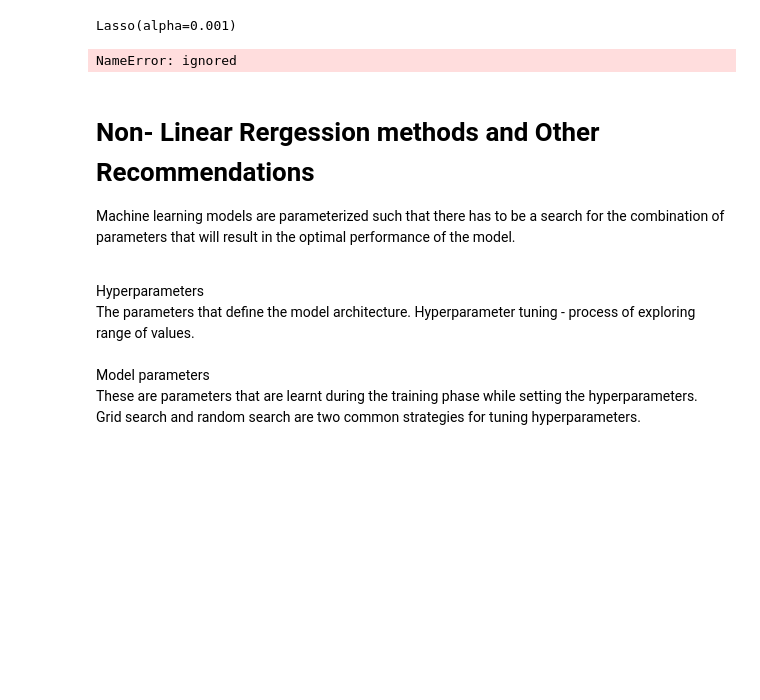
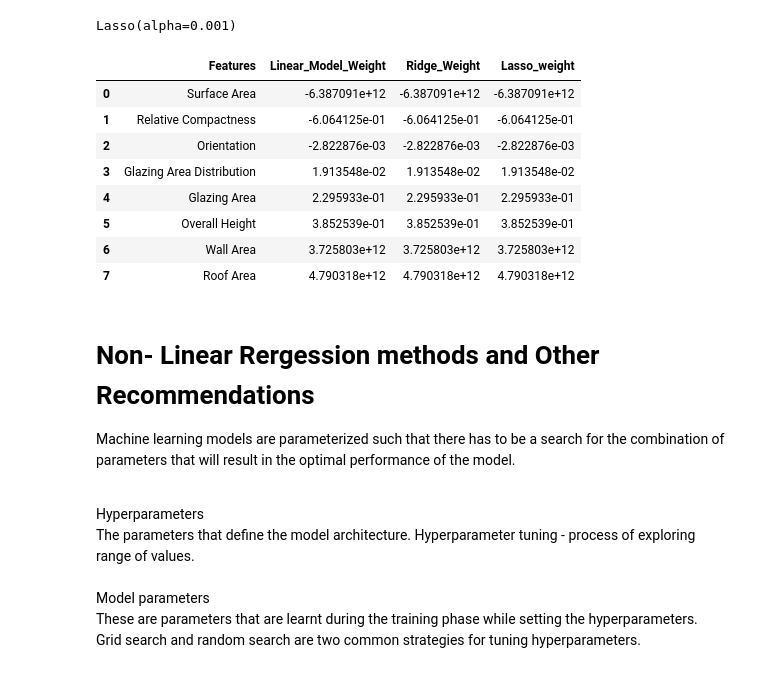
Before and after one commit to Njeri-Gitome/DS_Track, a Jupyter notebook: Machine_Learning_Regression.ipynb, the cells around one changed output. Cells and saved outputs as stored; diff of their text form; code cells hidden in the pictures; blank space fills up the shorter version.

```diff
--- a/Machine_Learning_Regression.ipynb
+++ b/Machine_Learning_Regression.ipynb
@@ -243,23 +243,32 @@ Lasso(alpha=0.001)
 # %%
 #Comparing the effects of regularisation
 
 #this function returns the weight of every feature
 def get_weights_df(model, feat, col_name):
-  weights = pd.Series(model.coef_, feat.columns).sort_values()
+  weights = pd.Series(linear_model.coef_, feat.columns).sort_values()
   weights_df =pd.DataFrame(weights).reset_index()
-  weights_df.columns =['Features,col_name']
-  weight_df[col_name].round(3)
+  weights_df.columns =['Features',col_name]
+  weights_df[col_name].round(3)
   return weights_df
 
-linear_model_weights = get_weights_df(model, x_train, 'Linear_Model_Weight')
+linear_model_weights = get_weights_df(linear_model, x_train, 'Linear_Model_Weight')
 
 ridge_weights_df = get_weights_df(ridge_reg, x_train, 'Ridge_Weight')
 lasso_weights_df = get_weights_df(lasso_reg, x_train, 'Lasso_weight')
 
 final_weights = pd.merge(linear_model_weights, ridge_weights_df, on='Features')
 final_weights = pd.merge(final_weights, lasso_weights_df, on='Features')
+final_weights
 # %% [output]
-NameError: ignored
+|  | Features | Linear_Model_Weight | Ridge_Weight | Lasso_weight |
+| 0 | Surface Area | -6.387091e+12 | -6.387091e+12 | -6.387091e+12 |
+| 1 | Relative Compactness | -6.064125e-01 | -6.064125e-01 | -6.064125e-01 |
+| 2 | Orientation | -2.822876e-03 | -2.822876e-03 | -2.822876e-03 |
+| 3 | Glazing Area Distribution | 1.913548e-02 | 1.913548e-02 | 1.913548e-02 |
+| 4 | Glazing Area | 2.295933e-01 | 2.295933e-01 | 2.295933e-01 |
+| 5 | Overall Height | 3.852539e-01 | 3.852539e-01 | 3.852539e-01 |
+| 6 | Wall Area | 3.725803e+12 | 3.725803e+12 | 3.725803e+12 |
+| 7 | Roof Area | 4.790318e+12 | 4.790318e+12 | 4.790318e+12 |
 # %% [markdown]
 # Non- Linear Rergession methods and Other Recommendations
 
```
Also changed, not shown: parts of 20 cells of this notebook.
